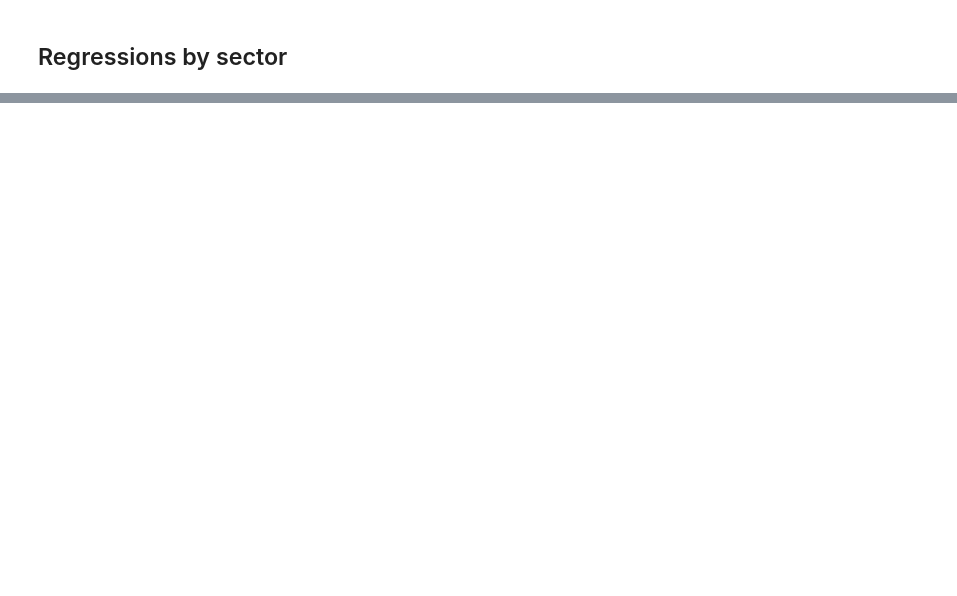
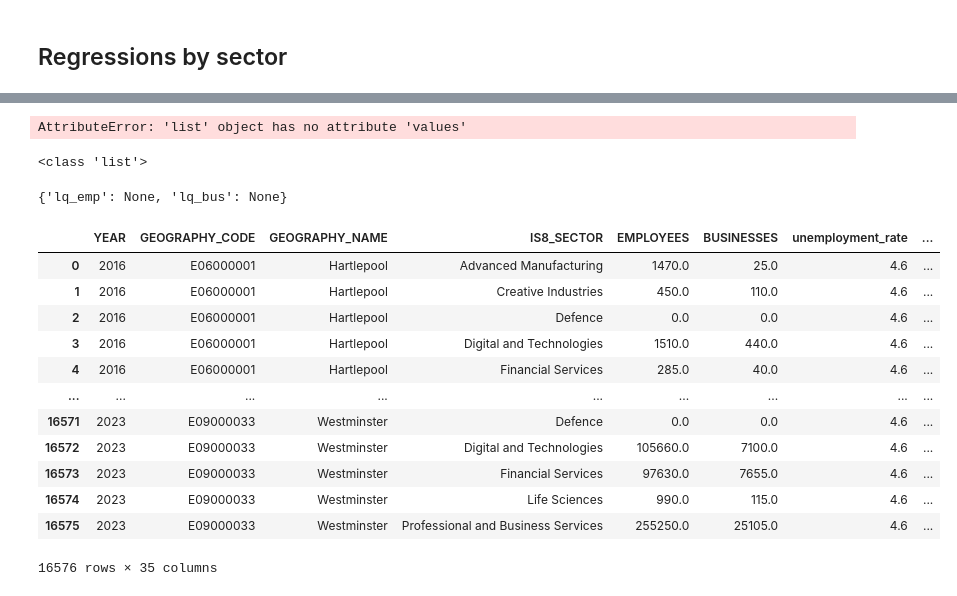
Before and after one commit to Phirtia/Economic_Observatory, a Jupyter notebook: notebooks/Ale/Regressions.ipynb, the cells around one changed output, grey strips where cells are left out. Drawn from its saved outputs; the diff is of its cells as text; code cells hidden in the pictures; blank space fills up the shorter version.

```diff
--- a/notebooks/Ale/Regressions.ipynb
+++ b/notebooks/Ale/Regressions.ipynb
@@ -564,0 +562,49 @@ Notes:
+# %%
+from sklearn.preprocessing import StandardScaler
+
+all_vars = set()
+for sector, spec in SECTOR_SPECS.items():
+    if sector == "Defence":
+        continue
+    for vars_list in spec.values():
+        all_vars.update(vars_list)
+all_vars = sorted(all_vars)
+print("Variables:", all_vars)
+
+# Check which ones are missing from the pooled df
+sector_dfs_pooled = prepare_data(df)
+frames = []
+for sector, df_s in sector_dfs_pooled.items():
+    tmp = df_s.copy()
+    tmp["IS8_SECTOR"] = sector
+    frames.append(tmp)
+df_pool = pd.concat(frames, ignore_index=True)
+
+missing = [v for v in all_vars if v not in df_pool.columns]
+print("Missing columns:", missing)
+# %% [output]
+AttributeError: 'list' object has no attribute 'values'
+# %%
+print(type(list(SECTOR_SPECS.values())[0]))
+# %% [output]
+<class 'list'>
+# %%
+print(pooled_results)
+# %% [output]
+{'lq_emp': None, 'lq_bus': None}
+# %%
+df
+# %% [output]
+|  | YEAR | GEOGRAPHY_CODE | GEOGRAPHY_NAME | IS8_SECTOR | EMPLOYEES | BUSINESSES | unemployment_rate | ... |
+| 0 | 2016 | E06000001 | Hartlepool | Advanced Manufacturing | 1470.0 | 25.0 | 4.6 | ... |
+| 1 | 2016 | E06000001 | Hartlepool | Creative Industries | 450.0 | 110.0 | 4.6 | ... |
+| 2 | 2016 | E06000001 | Hartlepool | Defence | 0.0 | 0.0 | 4.6 | ... |
+| 3 | 2016 | E06000001 | Hartlepool | Digital and Technologies | 1510.0 | 440.0 | 4.6 | ... |
+| 4 | 2016 | E06000001 | Hartlepool | Financial Services | 285.0 | 40.0 | 4.6 | ... |
+| ... | ... | ... | ... | ... | ... | ... | ... | ... |
+| 16571 | 2023 | E09000033 | Westminster | Defence | 0.0 | 0.0 | 4.6 | ... |
+| 16572 | 2023 | E09000033 | Westminster | Digital and Technologies | 105660.0 | 7100.0 | 4.6 | ... |
+| 16573 | 2023 | E09000033 | Westminster | Financial Services | 97630.0 | 7655.0 | 4.6 | ... |
+| 16574 | 2023 | E09000033 | Westminster | Life Sciences | 990.0 | 115.0 | 4.6 | ... |
+| 16575 | 2023 | E09000033 | Westminster | Professional and Business Services | 255250.0 | 25105.0 | 4.6 | ... |
+16576 rows × 35 columns
```
Also changed, not shown: parts of 4 cells of this notebook, 38 other files.
